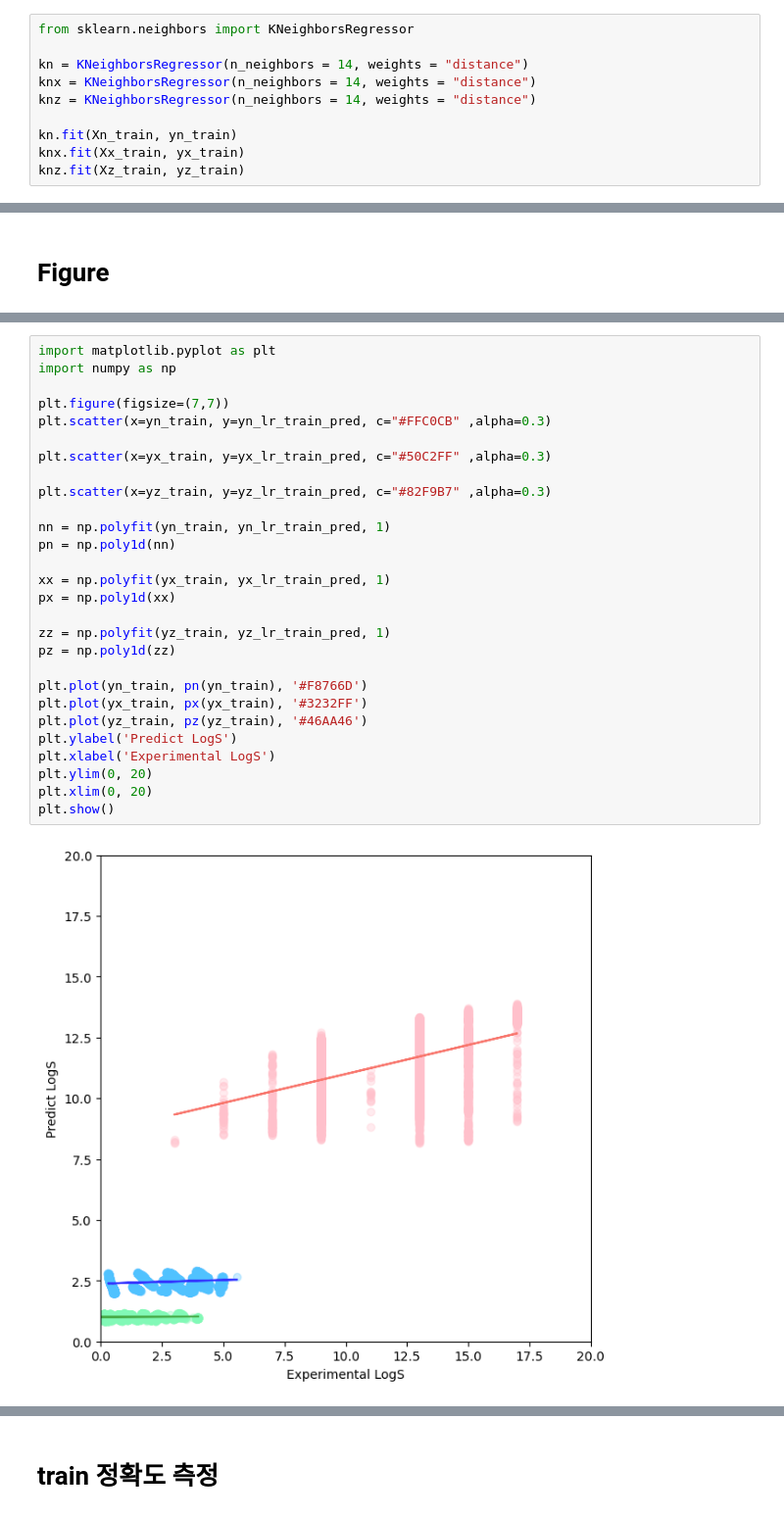
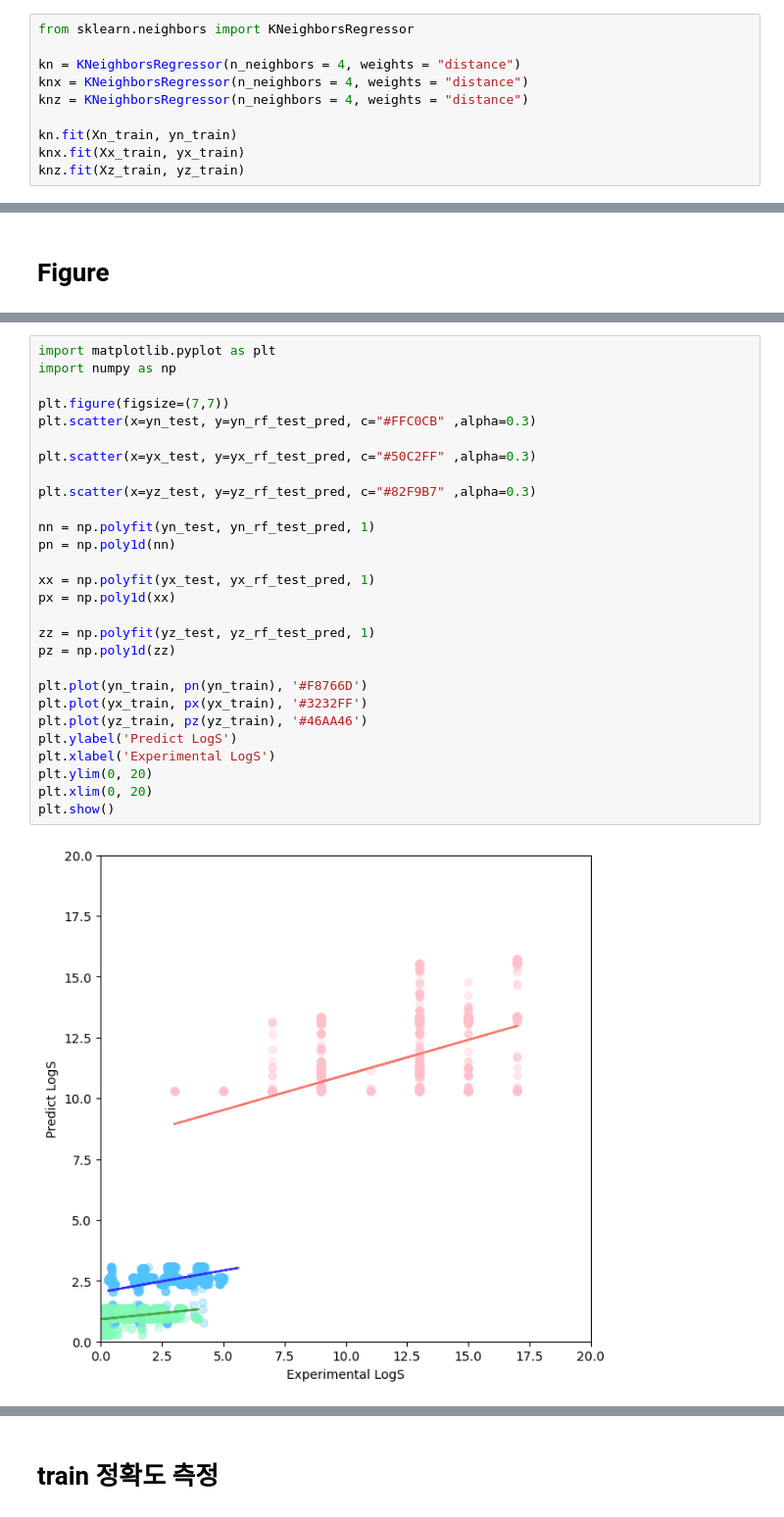
Before and after one commit to dogemie/Control_Nuclear_Spins, a Jupyter notebook: initialize13Cspin/13Cmachine_learning.ipynb, the cells around one changed output, grey strips where cells are left out. Shown at 98% size. Saved outputs shown, nothing was run; the diff lists cells and outputs as text.

```diff
--- a/initialize13Cspin/13Cmachine_learning.ipynb
+++ b/initialize13Cspin/13Cmachine_learning.ipynb
@@ -193,9 +193,9 @@ cf_test_r2 = r2_score(yn_test, yn_cf_test_pred)
 # %%
 from sklearn.neighbors import KNeighborsRegressor
 
-kn = KNeighborsRegressor(n_neighbors = 14, weights = "distance")
-knx = KNeighborsRegressor(n_neighbors = 14, weights = "distance")
-knz = KNeighborsRegressor(n_neighbors = 14, weights = "distance")
+kn = KNeighborsRegressor(n_neighbors = 4, weights = "distance")
+knx = KNeighborsRegressor(n_neighbors = 4, weights = "distance")
+knz = KNeighborsRegressor(n_neighbors = 4, weights = "distance")
 
 kn.fit(Xn_train, yn_train)
 knx.fit(Xx_train, yx_train)
@@ -224,30 +254,30 @@ kn_test_r2 = r2_score(yn_test, yn_kn_test_pred)
 # %%
 import matplotlib.pyplot as plt
 import numpy as np
 
 plt.figure(figsize=(7,7))
-plt.scatter(x=yn_train, y=yn_lr_train_pred, c="#FFC0CB" ,alpha=0.3)
+plt.scatter(x=yn_test, y=yn_rf_test_pred, c="#FFC0CB" ,alpha=0.3)
 
-plt.scatter(x=yx_train, y=yx_lr_train_pred, c="#50C2FF" ,alpha=0.3)
+plt.scatter(x=yx_test, y=yx_rf_test_pred, c="#50C2FF" ,alpha=0.3)
 
-plt.scatter(x=yz_train, y=yz_lr_train_pred, c="#82F9B7" ,alpha=0.3)
+plt.scatter(x=yz_test, y=yz_rf_test_pred, c="#82F9B7" ,alpha=0.3)
 
-nn = np.polyfit(yn_train, yn_lr_train_pred, 1)
+nn = np.polyfit(yn_test, yn_rf_test_pred, 1)
 pn = np.poly1d(nn)
 
-xx = np.polyfit(yx_train, yx_lr_train_pred, 1)
+xx = np.polyfit(yx_test, yx_rf_test_pred, 1)
 px = np.poly1d(xx)
 
-zz = np.polyfit(yz_train, yz_lr_train_pred, 1)
+zz = np.polyfit(yz_test, yz_rf_test_pred, 1)
 pz = np.poly1d(zz)
 
 plt.plot(yn_train, pn(yn_train), '#F8766D')
 plt.plot(yx_train, px(yx_train), '#3232FF')
 plt.plot(yz_train, pz(yz_train), '#46AA46')
 plt.ylabel('Predict LogS')
 plt.xlabel('Experimental LogS')
 plt.ylim(0, 20)
 plt.xlim(0, 20)
 plt.show()
 # %% [output]
-[figure, old version]
+[figure, new version]
```
Also changed, not shown: parts of 16 cells of this notebook, 17 other files.
